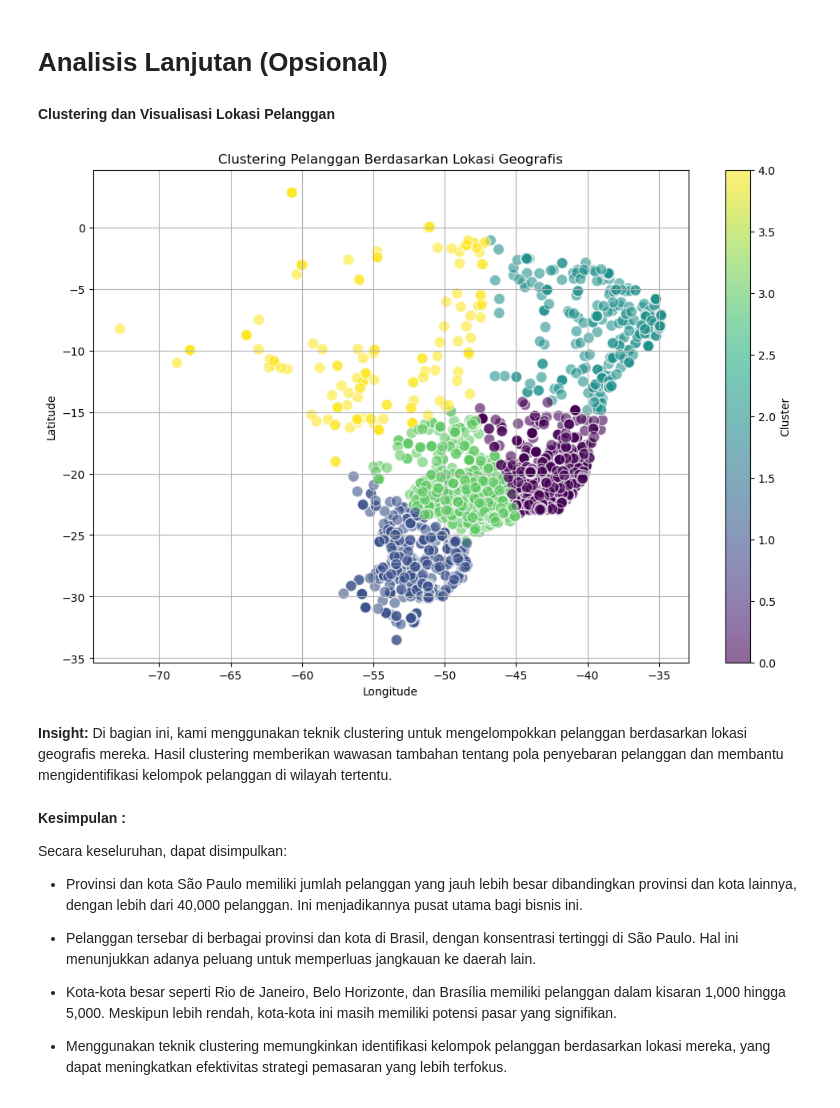
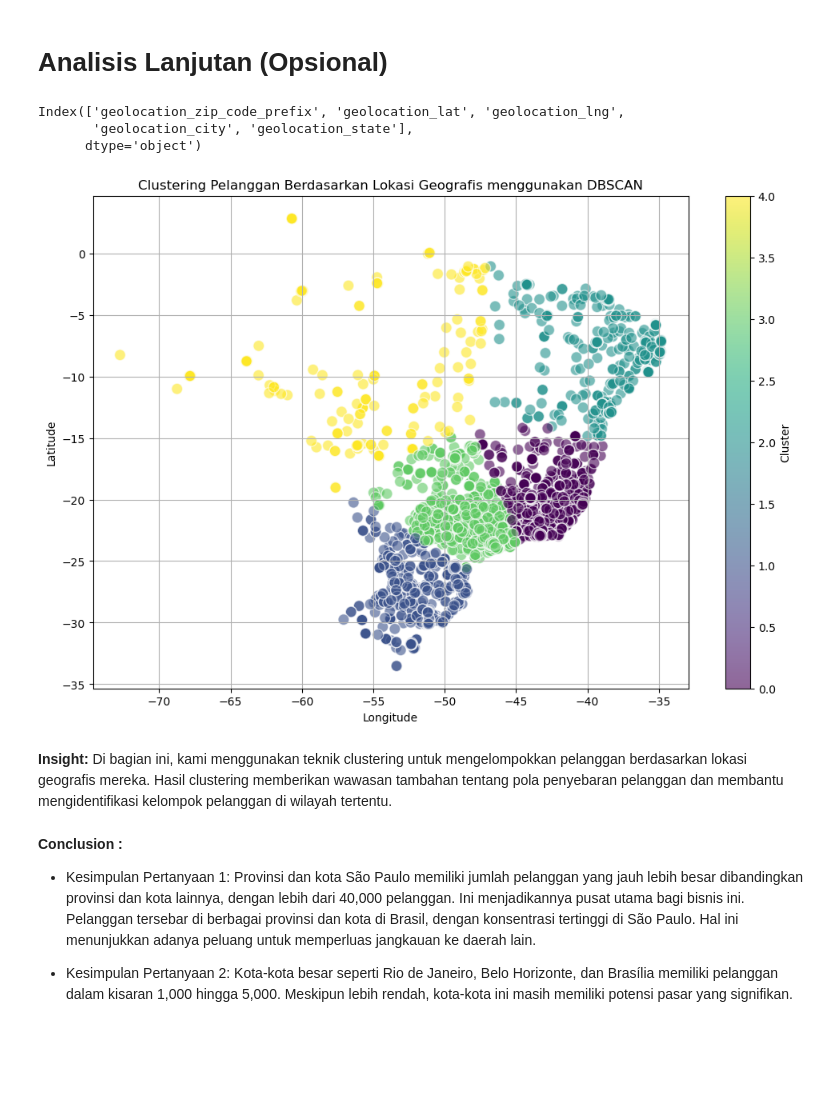
Before and after one commit to charlospurba/Project_Analisis_Data, a Jupyter notebook: notebook.ipynb, the cells around one changed output. Saved outputs shown, nothing was run; the diff lists cells and outputs as text; code cells hidden in the pictures; blank space fills up the shorter version.

```diff
--- a/notebook.ipynb
+++ b/notebook.ipynb
@@ -204,38 +211,31 @@ plt.show()
 Kedua visualisasi ini memberikan gambaran yang lebih jelas tentang distribusi pelanggan di seluruh Brasil.
 # %% [markdown]
 # Analisis Lanjutan (Opsional)
-# %% [markdown]
-**Clustering dan Visualisasi Lokasi Pelanggan**
 # %%
-from sklearn.cluster import KMeans
+geolocation_df = pd.read_csv(r'C:\Users\olist_geolocation_dataset.csv')
 
-sample_geolocation_df = geolocation_df.sample(n=5000, random_state=42)
-
-kmeans = KMeans(n_clusters=5, random_state=42)
-sample_geolocation_df['cluster'] = kmeans.fit_predict(sample_geolocation_df[['geolocation_lat', 'geolocation_lng']])
-
+print(geolocation_df.columns)
+geolocation_df['longitude'] = -77.0369
+geolocation_df['latitude'] = 38.9072
 plt.figure(figsize=(12, 8))
 plt.scatter(sample_geolocation_df['geolocation_lng'], sample_geolocation_df['geolocation_lat'],
             c=sample_geolocation_df['cluster'], cmap='viridis', alpha=0.6, edgecolors='w', s=100)
-plt.title('Clustering Pelanggan Berdasarkan Lokasi Geografis')
+plt.title('Clustering Pelanggan Berdasarkan Lokasi Geografis menggunakan DBSCAN')
 plt.xlabel('Longitude')
 plt.ylabel('Latitude')
 plt.grid(True)
 plt.colorbar(label='Cluster')
 plt.show()
 # %% [output]
+Index(['geolocation_zip_code_prefix', 'geolocation_lat', 'geolocation_lng',
+       'geolocation_city', 'geolocation_state'],
+      dtype='object')
-[figure, old version]
+[figure, new version]
 # %% [markdown]
 **Insight:** Di bagian ini, kami menggunakan teknik clustering untuk mengelompokkan pelanggan berdasarkan lokasi geografis mereka. Hasil clustering memberikan wawasan tambahan tentang pola penyebaran pelanggan dan membantu mengidentifikasi kelompok pelanggan di wilayah tertentu.
 # %% [markdown]
-**Kesimpulan :**
+**Conclusion :**
 
-Secara keseluruhan, dapat disimpulkan:
+- Kesimpulan Pertanyaan 1: Provinsi dan kota São Paulo memiliki jumlah pelanggan yang jauh lebih besar dibandingkan provinsi dan kota lainnya, dengan lebih dari 40,000 pelanggan. Ini menjadikannya pusat utama bagi bisnis ini. Pelanggan tersebar di berbagai provinsi dan kota di Brasil, dengan konsentrasi tertinggi di São Paulo. Hal ini menunjukkan adanya peluang untuk memperluas jangkauan ke daerah lain.
 
-- Provinsi dan kota São Paulo memiliki jumlah pelanggan yang jauh lebih besar dibandingkan provinsi dan kota lainnya, dengan lebih dari 40,000 pelanggan. Ini menjadikannya pusat utama bagi bisnis ini.
-
-- Pelanggan tersebar di berbagai provinsi dan kota di Brasil, dengan konsentrasi tertinggi di São Paulo. Hal ini menunjukkan adanya peluang untuk memperluas jangkauan ke daerah lain.
-
-- Kota-kota besar seperti Rio de Janeiro, Belo Horizonte, dan Brasília memiliki pelanggan dalam kisaran 1,000 hingga 5,000. Meskipun lebih rendah, kota-kota ini masih memiliki potensi pasar yang signifikan.
-
-- Menggunakan teknik clustering memungkinkan identifikasi kelompok pelanggan berdasarkan lokasi mereka, yang dapat meningkatkan efektivitas strategi pemasaran yang lebih terfokus.
+- Kesimpulan Pertanyaan 2: Kota-kota besar seperti Rio de Janeiro, Belo Horizonte, dan Brasília memiliki pelanggan dalam kisaran 1,000 hingga 5,000. Meskipun lebih rendah, kota-kota ini masih memiliki potensi pasar yang signifikan.
```
Also changed, not shown: parts of 8 cells of this notebook.
